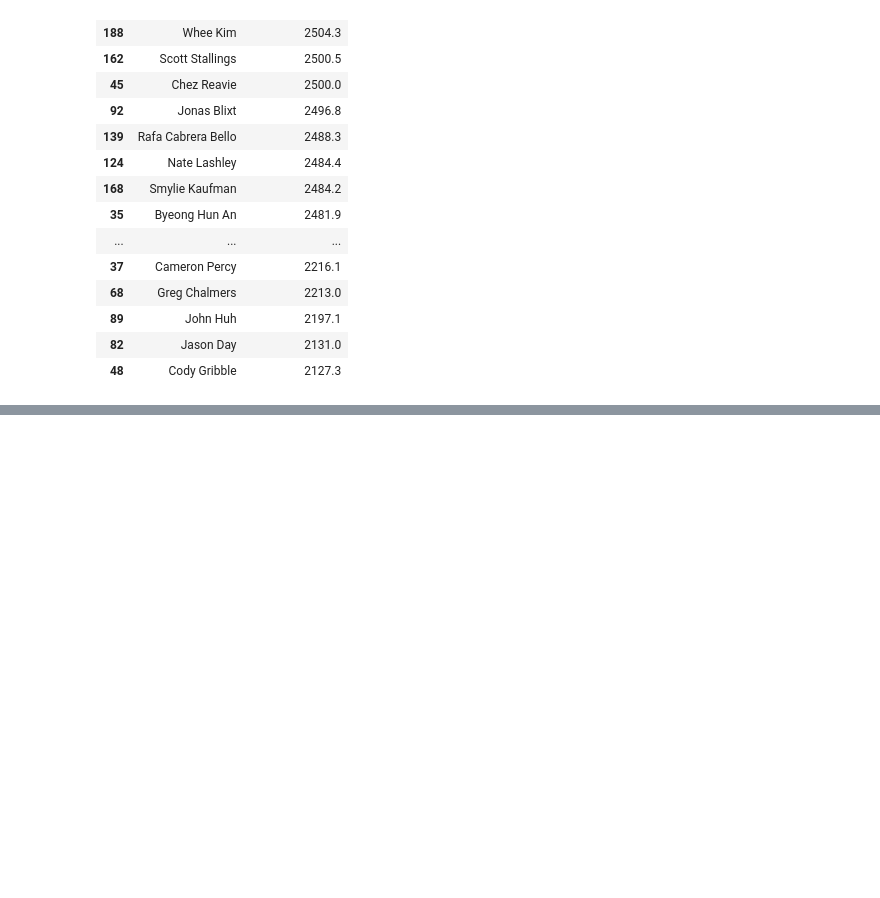
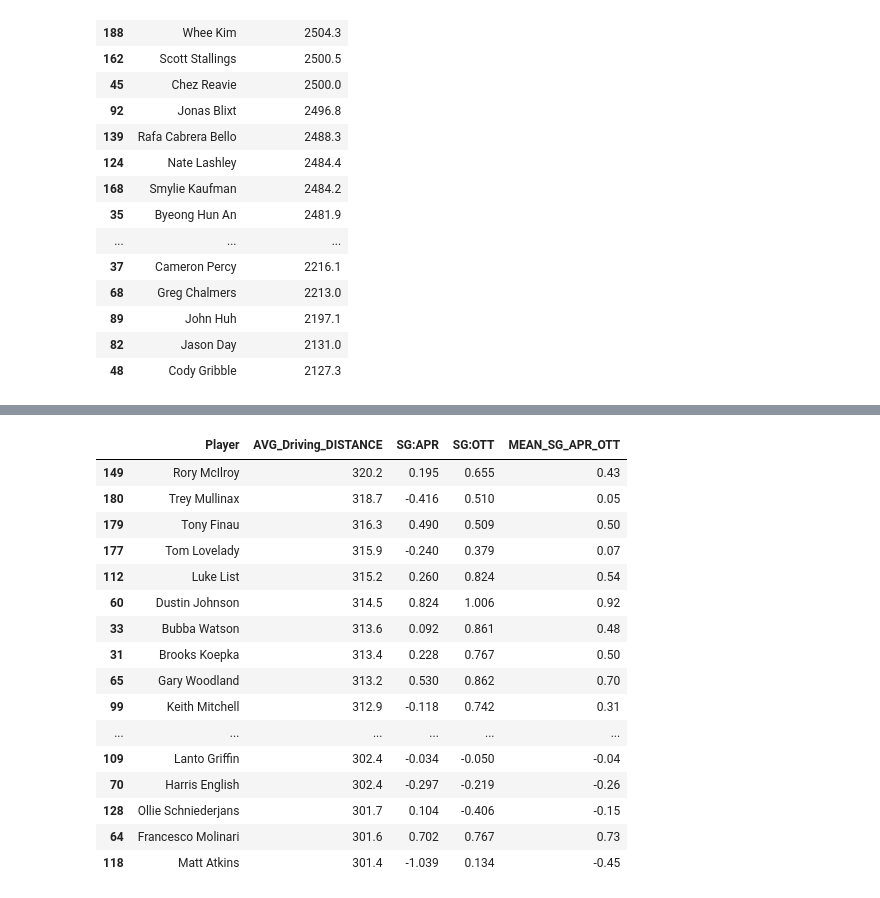
Before and after one commit to grooveyryan/UCDPA_KevinRyan, a Jupyter notebook: Analysis.ipynb, the cells around one changed output, grey strips where cells are left out. Drawn from its saved outputs; the diff is of its cells as text; code cells hidden in the pictures; blank space fills up the shorter version.

Commit message:
Functions

```diff
--- a/Analysis.ipynb
+++ b/Analysis.ipynb
@@ -191,0 +194,6 @@ pga['AVG_SPIN_RATE'].mean() # Using the mean function from the Numpy package to
+# %%
+def sg_ott_apr_mean(a):      # Defining custom function sg_ott_apr_mean that can be used to get the mean of the two columns for each golfer and add it as another column
+    ott_app_m = a[['SG:OTT','SG:APR']].mean()
+    return round(ott_app_m,2)
+
+pga.apply(sg_ott_apr_mean, axis = 1).dropna() # Calling the sg_ott_apr_mean function on the pga dataset
@@ -191,0 +213,25 @@ pga['AVG_SPIN_RATE'].mean() # Using the mean function from the Numpy package to
+# %%
+avg_driving_distance = pga[['Player', 'AVG_Driving_DISTANCE', 'SG:APR', 'SG:OTT']].dropna() # Creating avg_driving_distance DataFrame
+
+avg_driving_distance['MEAN_SG_APR_OTT'] = avg_driving_distance.apply(sg_ott_apr_mean, axis=1) # Calling the sg_ott_apr_mean function to add the MEAN_SG_APR_OTT column to avg_driving_distance
+
+top_50_driving_distance = avg_driving_distance.sort_values('AVG_Driving_DISTANCE', ascending = False).head(50) # Create top_50_driving_distance DataFrame of top 50 golfers in AVG_Driving_DISTANCE with longest AVG_Driving_DISTANCE on top
+top_50_driving_distance
+# %% [output]
+|  | Player | AVG_Driving_DISTANCE | SG:APR | SG:OTT | MEAN_SG_APR_OTT |
+| 149 | Rory McIlroy | 320.2 | 0.195 | 0.655 | 0.43 |
+| 180 | Trey Mullinax | 318.7 | -0.416 | 0.510 | 0.05 |
+| 179 | Tony Finau | 316.3 | 0.490 | 0.509 | 0.50 |
+| 177 | Tom Lovelady | 315.9 | -0.240 | 0.379 | 0.07 |
+| 112 | Luke List | 315.2 | 0.260 | 0.824 | 0.54 |
+| 60 | Dustin Johnson | 314.5 | 0.824 | 1.006 | 0.92 |
+| 33 | Bubba Watson | 313.6 | 0.092 | 0.861 | 0.48 |
+| 31 | Brooks Koepka | 313.4 | 0.228 | 0.767 | 0.50 |
+| 65 | Gary Woodland | 313.2 | 0.530 | 0.862 | 0.70 |
+| 99 | Keith Mitchell | 312.9 | -0.118 | 0.742 | 0.31 |
+| ... | ... | ... | ... | ... | ... |
+| 109 | Lanto Griffin | 302.4 | -0.034 | -0.050 | -0.04 |
+| 70 | Harris English | 302.4 | -0.297 | -0.219 | -0.26 |
+| 128 | Ollie Schniederjans | 301.7 | 0.104 | -0.406 | -0.15 |
+| 64 | Francesco Molinari | 301.6 | 0.702 | 0.767 | 0.73 |
+| 118 | Matt Atkins | 301.4 | -1.039 | 0.134 | -0.45 |
```
Also changed, not shown: parts of 14 cells of this notebook.
